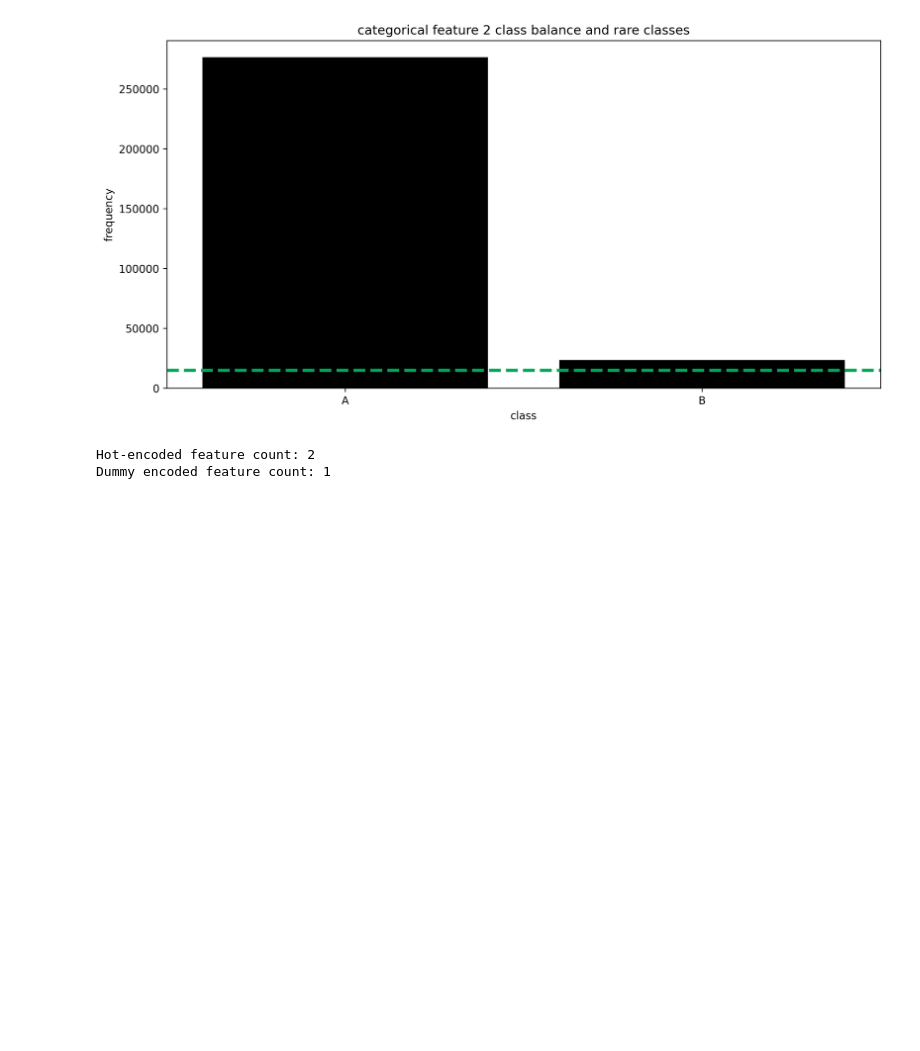
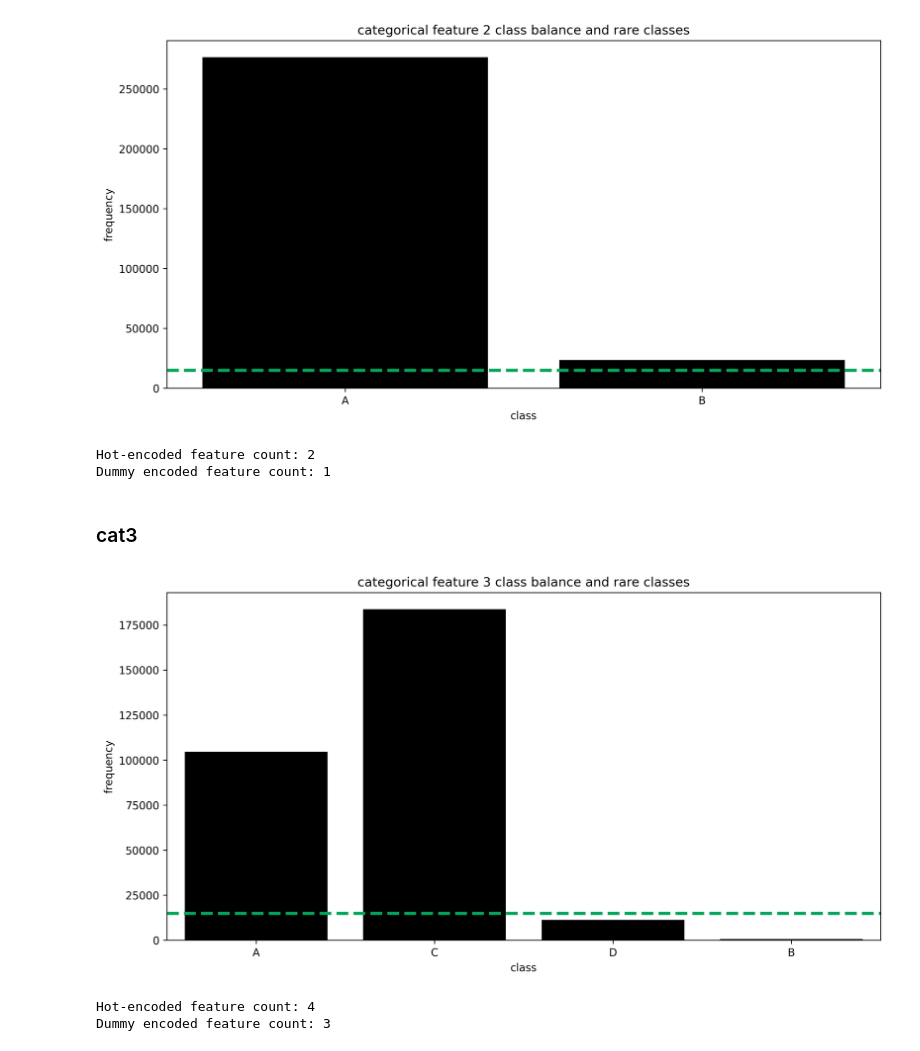
Before and after one commit to ashen007/tabularSeries-Feb-2021, a Jupyter notebook: notebooks/examin data/categorical/categorical data.ipynb, the cells around one changed output. Drawn from its saved outputs; the diff is of its cells as text; code cells hidden in the pictures; blank space fills up the shorter version.

Commit message:
function for report feature counts when one-hot and dummy encoding used to encode - cat3

```diff
--- a/notebooks/examin data/categorical/categorical data.ipynb
+++ b/notebooks/examin data/categorical/categorical data.ipynb
@@ -119,3 +119,23 @@ encoding_report(cat_tb_data[['cat2']])
 # %% [output]
 Hot-encoded feature count: 2
 Dummy encoded feature count: 1
+# %% [markdown]
+### cat3
+# %%
+cat_3 = {'figsize': [12, 6],
+         'dpi': 300,
+         'feature': 'cat3',
+         'thresh': cat_tb_data.shape[0] * 0.05,
+         'xlabel': 'class',
+         'ylabel': 'frequency',
+         'title': "categorical feature 3 class balance and rare classes",
+         'path': '../../../graphs/examine/cat_3_class.png'}
+
+class_balance(cat_3)
+# %% [output]
+[figure, added]
+# %%
+encoding_report(cat_tb_data[['cat3']])
+# %% [output]
+Hot-encoded feature count: 4
+Dummy encoded feature count: 3
```
Also changed, not shown: 1 other file.
